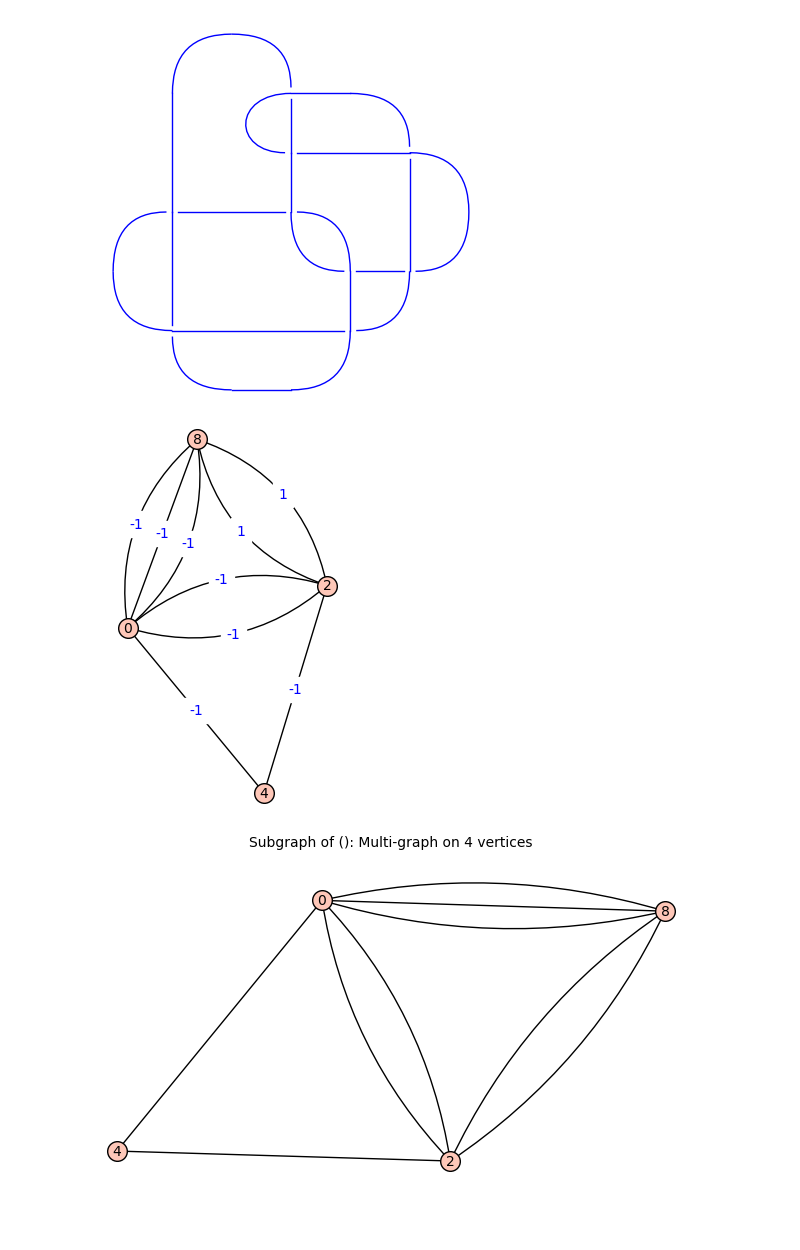
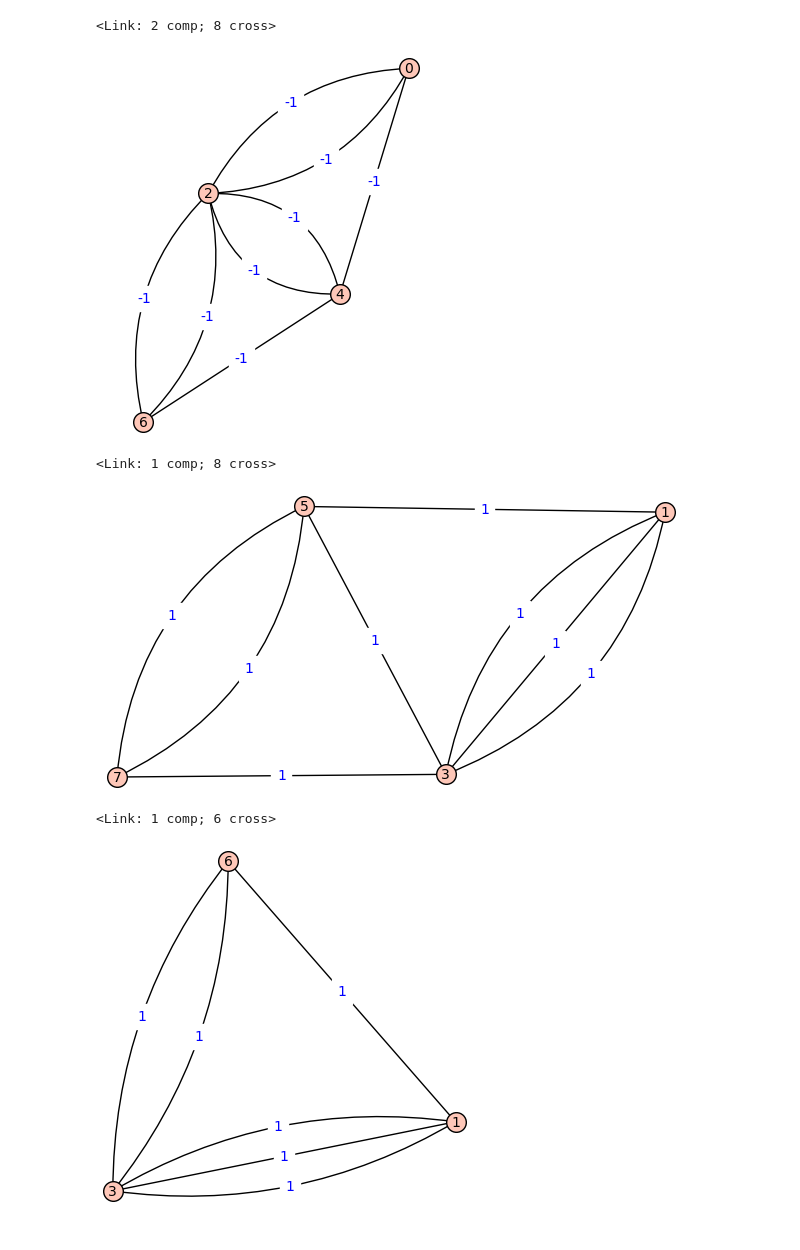
Before and after one commit to sadboyneedcodes/REU2024, a Jupyter notebook: tait_graph_stuff.ipynb, the cells around one changed output. Saved outputs shown, nothing was run; the diff lists cells and outputs as text; code cells hidden in the pictures; blank space fills up the shorter version.

```diff
--- a/tait_graph_stuff.ipynb
+++ b/tait_graph_stuff.ipynb
@@ -1365,9 +1362,26 @@ L.sage_link().plot().show()
-# %%
-L9_42 = snappy.Link([(1,6,2,7),(7,2,8,3),(3,8,4,9),(4,12,5,11),(12,6,13,5),(13,1,14,18),(15,10,16,11),(9,16,10,17),(17,15,18,14)])
-L9_42.sage_link().plot().show()
-black, white = test_white_graph(L9_42)
-decorate_and_plot_graph(white)
-# %% [output]
-[figure, removed]
-[figure, removed]
-[figure, removed]
+# %%
+from tait_graphs import *
+import snappy
+
+def decorate_and_plot_graph(g):
+    plot = g.plot(layout = 'spring', dist = 0.15, iterations = 20, edge_labels=True)
+    plot.show()
+
+i = 0
+while i < 10:
+    seen = {}
+    L = snappy.random_link(10)
+    seen[i] = L
+    if len(L) < 6 or L.is_alternating() == False or L in seen:
+        continue
+    white = test_white_graph(L)
+    print(L)
+    decorate_and_plot_graph(white)
+    i+=1
+# %% [output]
+<Link: 2 comp; 8 cross>
+[figure, added]
+<Link: 1 comp; 8 cross>
+[figure, added]
+<Link: 1 comp; 6 cross>
+[figure, added]
```
Also changed, not shown: parts of 17 cells of this notebook, 2 other files.
